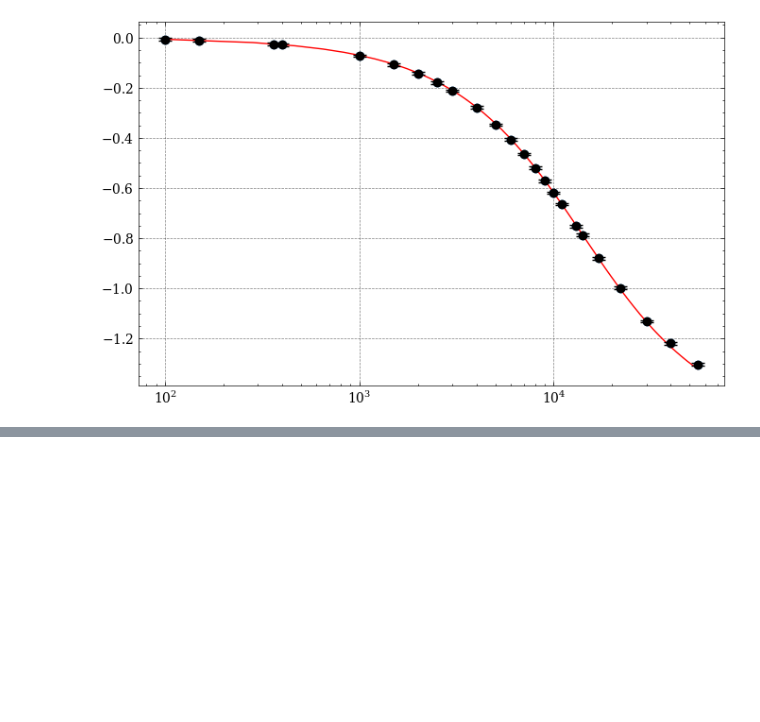
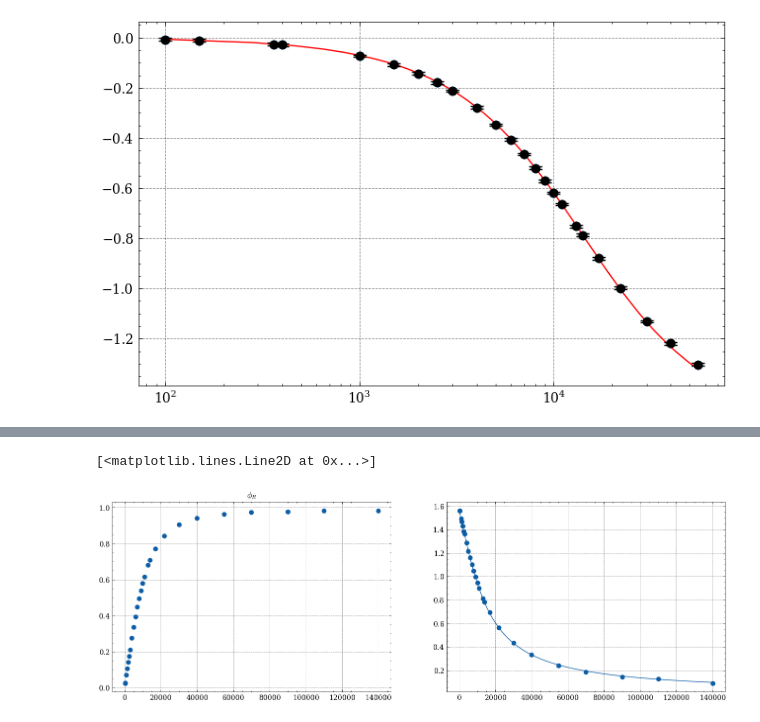
Before and after one commit to Yedi278/Lab2, a Jupyter notebook: Circuiti_3/RC.ipynb, the cells around one changed output, grey strips where cells are left out. Drawn from its saved outputs; the diff is of its cells as text; code cells hidden in the pictures; blank space fills up the shorter version.

Commit message:
Refactor analize function and add sine fit visualization

```diff
--- a/Circuiti_3/RC.ipynb
+++ b/Circuiti_3/RC.ipynb
@@ -257,0 +204,14 @@ plt.xscale('log')
+# %%
+f_m = Fit(freqs*2*np.pi, V_res, H_R, V_res_err*200, kwargs={'tau':1e3*12e-9, 'a':0.})
+f_m.fit()
+fig, ax = f_m.visualize(cov=False)
+fig.set_size_inches(10,5)
+ax.set_xscale('log')
+plt.legend()
+plt.title('Fit $|H_R|$')
+plt.xlabel('Frequency [Hz] - logscale')
+plt.ylabel('Amplitude [V]')
+
+print(f_m.values)
+print(f_m.errors)
+print("C = ",f_m.values['tau']/997)
@@ -257,0 +239,14 @@ plt.xscale('log')
+# %%
+plt.subplots(1,2,figsize=(16,5))
+x = np.linspace(np.min(freqs),np.max(freqs),1000)
+plt.subplot(1,2,1)
+plt.title("$\phi_R$")
+plt.scatter(freqs[2:], V_res[2:], lw=1)
+
+
+plt.subplot(1,2,2)
+plt.scatter(freqs[2:], -fase_res[2:]+(np.pi*2), lw=1)
+plt.plot(x, fase_R(x*2*np.pi, f_m.values['tau'], f_m.values['a']), label='Teorico')
+# %% [output]
+[<matplotlib.lines.Line2D at 0x...>]
+[figure, added]
```
Also changed, not shown: parts of 7 cells of this notebook.
